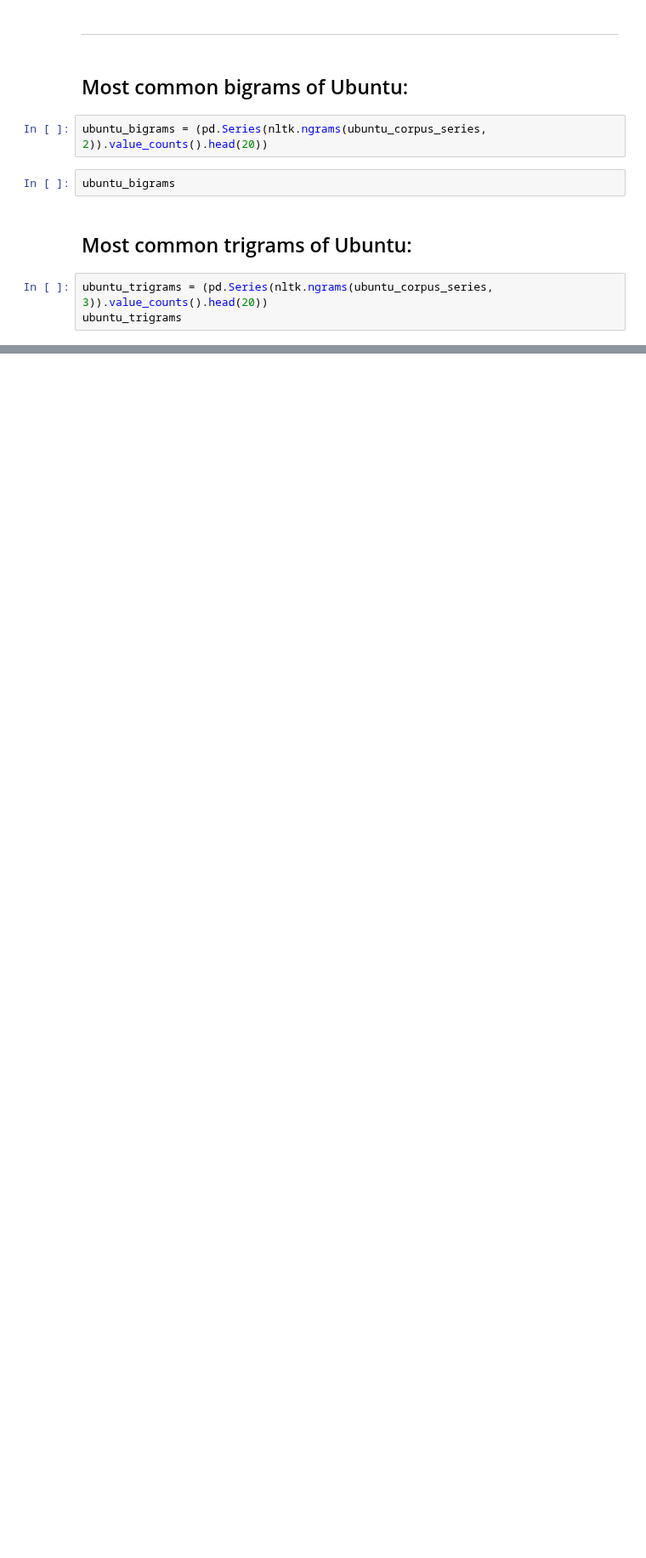
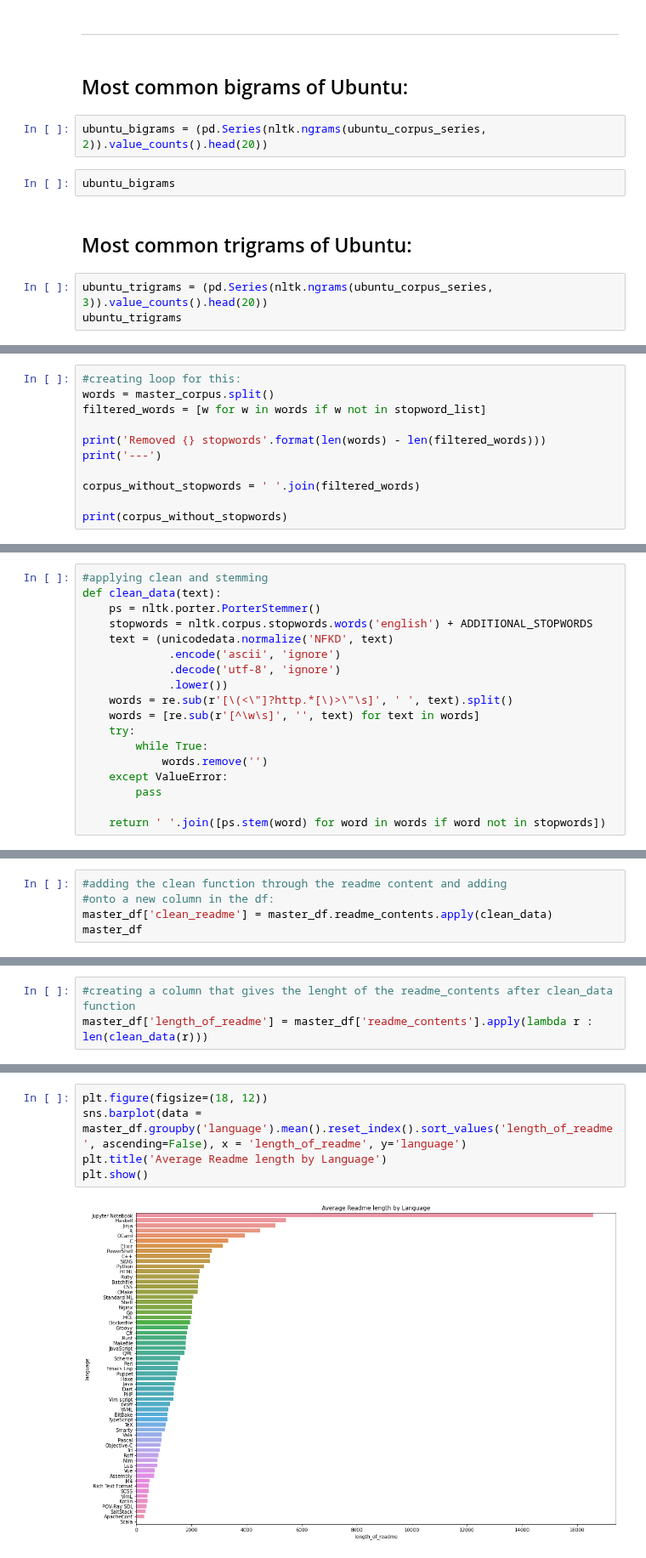
Before and after one commit to jemison-nlp-AnJeSt/github-NLP-project, a Jupyter notebook: Eyring-notebook.ipynb, the cells around one changed output, grey strips where cells are left out. Shown at 85% size. Cells and saved outputs as stored; diff of their text form; blank space fills up the shorter version.

```diff
--- a/Eyring-notebook.ipynb
+++ b/Eyring-notebook.ipynb
@@ -498,0 +667,11 @@ ubuntu_trigrams
+# %%
+#creating loop for this:
+words = master_corpus.split()
+filtered_words = [w for w in words if w not in stopword_list]
+
+print('Removed {} stopwords'.format(len(words) - len(filtered_words)))
+print('---')
+
+corpus_without_stopwords = ' '.join(filtered_words)
+
+print(corpus_without_stopwords)
@@ -498,0 +751,18 @@ ubuntu_trigrams
+# %%
+#applying clean and stemming
+def clean_data(text):
+    ps = nltk.porter.PorterStemmer()
+    stopwords = nltk.corpus.stopwords.words('english') + ADDITIONAL_STOPWORDS
+    text = (unicodedata.normalize('NFKD', text)
+             .encode('ascii', 'ignore')
+             .decode('utf-8', 'ignore')
+             .lower())
+    words = re.sub(r'[\(<\"]?http.*[\)>\"\s]', ' ', text).split()
+    words = [re.sub(r'[^\w\s]', '', text) for text in words]
+    try:
+        while True:
+            words.remove('')
+    except ValueError:
+        pass
+
+    return ' '.join([ps.stem(word) for word in words if word not in stopwords])
@@ -498,0 +817,5 @@ ubuntu_trigrams
+# %%
+#adding the clean function through the readme content and adding
+#onto a new column in the df:
+master_df['clean_readme'] = master_df.readme_contents.apply(clean_data)
+master_df
@@ -498,0 +913,3 @@ ubuntu_trigrams
+# %%
+#creating a column that gives the lenght of the readme_contents after clean_data function
+master_df['length_of_readme'] = master_df['readme_contents'].apply(lambda r : len(clean_data(r)))
@@ -498,0 +922,7 @@ ubuntu_trigrams
+# %%
+plt.figure(figsize=(18, 12))
+sns.barplot(data = master_df.groupby('language').mean().reset_index().sort_values('length_of_readme', ascending=False), x = 'length_of_readme', y='language')
+plt.title('Average Readme length by Language')
+plt.show()
+# %% [output]
+[figure, added]
```
Also changed, not shown: parts of 50 cells of this notebook.
